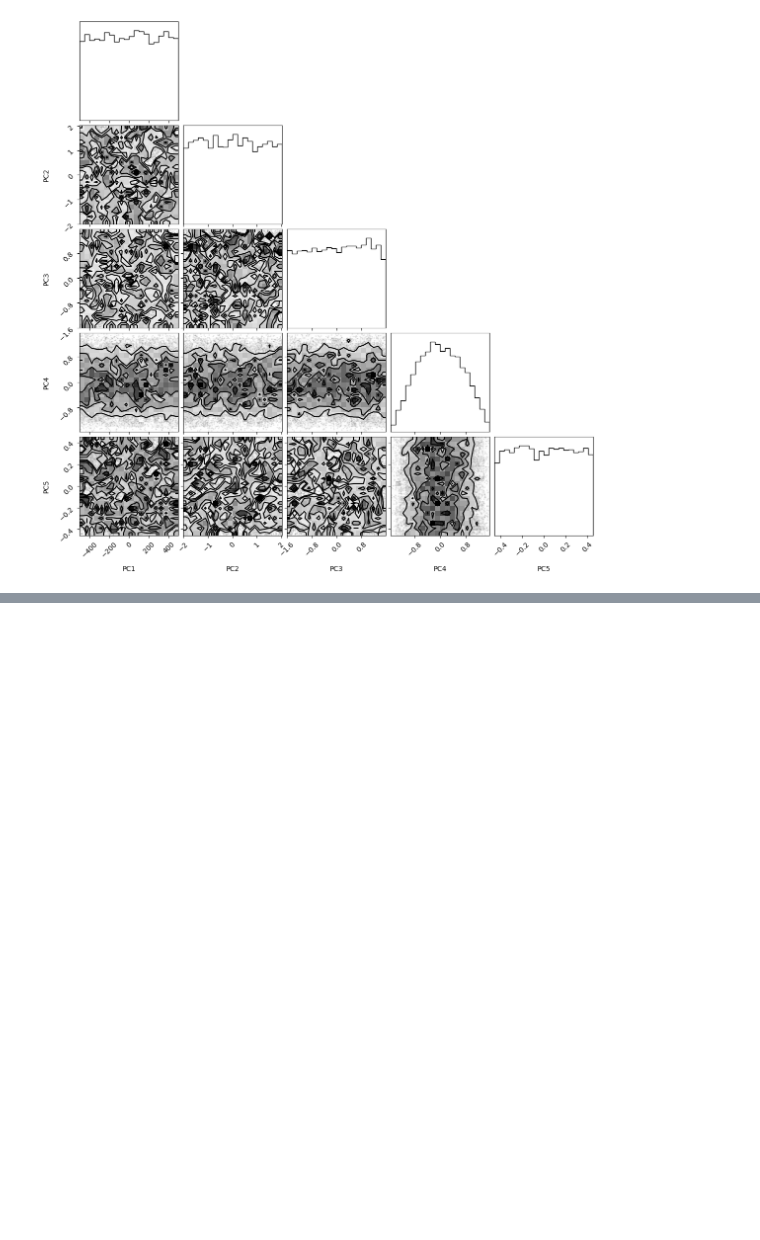
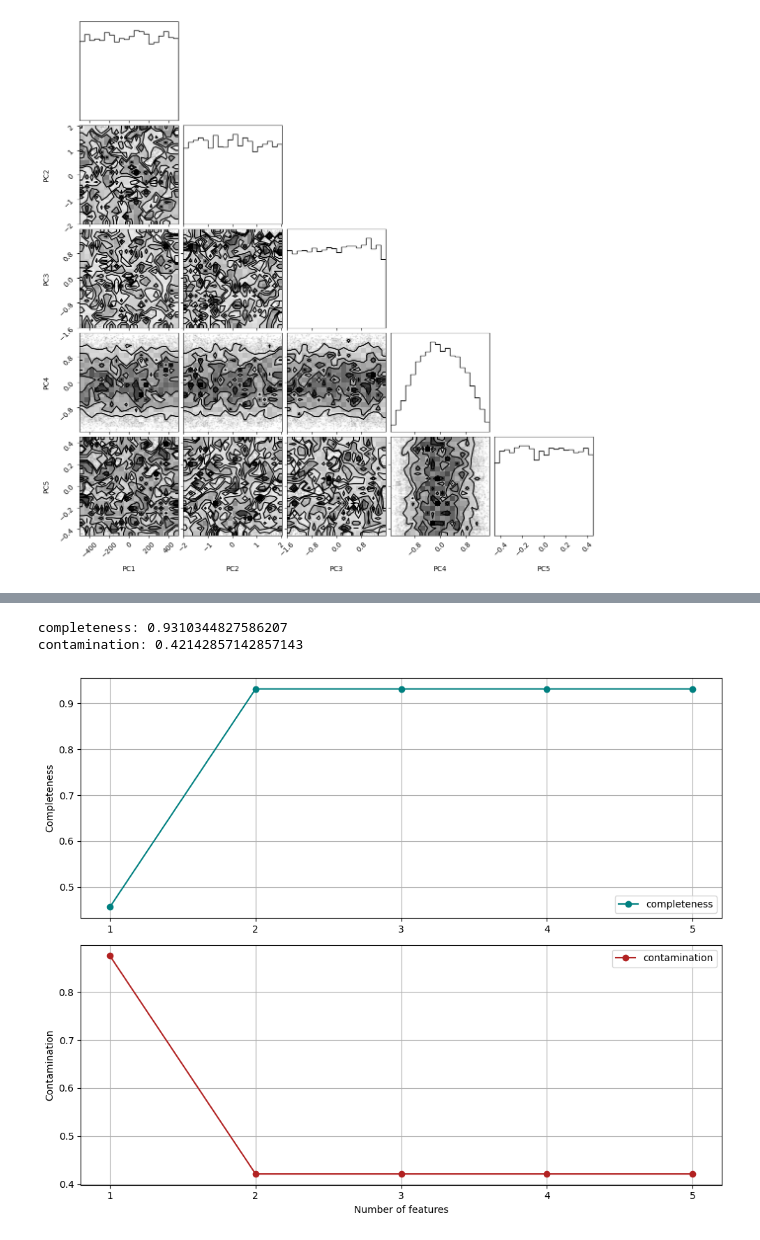
Before and after one commit to malvibellotti/astrostatistics_bicocca_2024, a Jupyter notebook: working/lecture_20_GW.ipynb, the cells around one changed output, grey strips where cells are left out. Cells and saved outputs as stored; diff of their text form; code cells hidden in the pictures; blank space fills up the shorter version.

```diff
--- a/working/lecture_20_GW.ipynb
+++ b/working/lecture_20_GW.ipynb
@@ -873,0 +666,19 @@ contamination [0.02439024 0.02439024 0.02439024]
+# %%
+from sklearn.model_selection import train_test_split
+
+X_pca_subset = eigenvalues[:, :2]
+
+X_train_pca_subset, X_test_pca_subset, y_train_pca_subset, y_test_pca_subset = train_test_split(
+    X_pca_subset, y, test_size=0.25, random_state=0)
+
+clf_pca = LogisticRegression(class_weight='balanced')
+clf_pca.fit(X_train_pca_subset, y_train_pca_subset)
+
+y_pred_pca_subset = clf_pca.predict(X_test_pca_subset)
+
+completeness_pca_subset, contamination_pca_subset = completeness_contamination(y_pred_pca_subset, y_test_pca_subset)
+
+# Print results
+print(f"Completeness (PCA subset): {completeness_pca_subset}")
+print(f"Contamination (PCA subset): {contamination_pca_subset}")
+print(f"Classification Report (PCA subset):\n{classification_report(y_test_pca_subset, y_pred_pca_subset)}")
@@ -873,0 +697,42 @@ contamination [0.02439024 0.02439024 0.02439024]
+# %%
+from sklearn.linear_model import LogisticRegression
+from astroML.utils import completeness_contamination
+
+n_features = np.arange(1, eigenvalues.shape[1] + 1)
+
+completeness = []
+contamination = []
+
+for nc in n_features:
+    clf = LogisticRegression(class_weight='balanced')
+    clf.fit(X_train_pca_subset[:, :nc], y_train_pca_subset)
+    y_pred = clf.predict(X_test_pca_subset[:, :nc])
+
+    comp, cont = completeness_contamination(y_pred, y_test_pca_subset)
+    completeness.append(comp)
+    contamination.append(cont)
+
+fig, ax = plt.subplots(2, 1, figsize=(10, 8))
+
+ax[0].plot(n_features, completeness, 'o-', c='teal', ms=6, label='completeness')
+ax[0].set_ylabel('Completeness')
+ax[0].set_xticks(n_features)
+ax[0].grid(True)
+ax[0].legend(loc='lower right')
+
+ax[1].plot(n_features, contamination, 'o-', c='firebrick', ms=6, label='contamination')
+ax[1].set_xlabel('Number of features')
+ax[1].set_ylabel('Contamination')
+ax[1].set_xticks(n_features)
+ax[1].grid(True)
+ax[1].legend()
+
+print('completeness:', completeness[-1])
+print('contamination:', contamination[-1])
+
+plt.tight_layout()
+plt.show()
+# %% [output]
+completeness: 0.9310344827586207
+contamination: 0.42142857142857143
+[figure, added]
```
Also changed, not shown: parts of 10 cells of this notebook.
